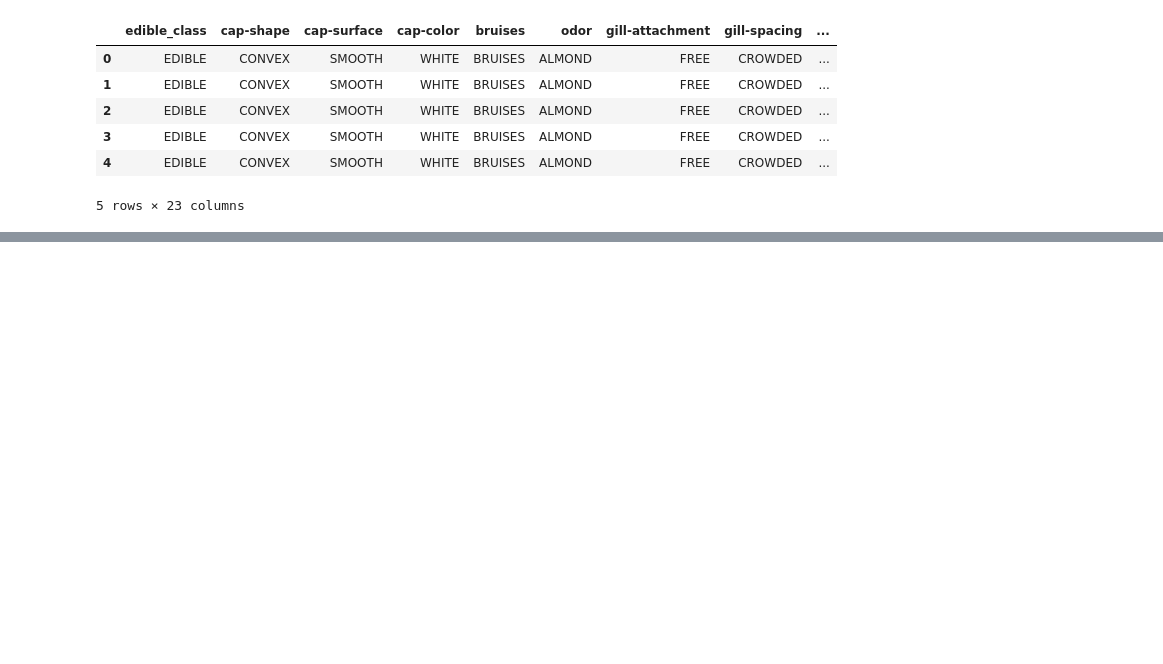
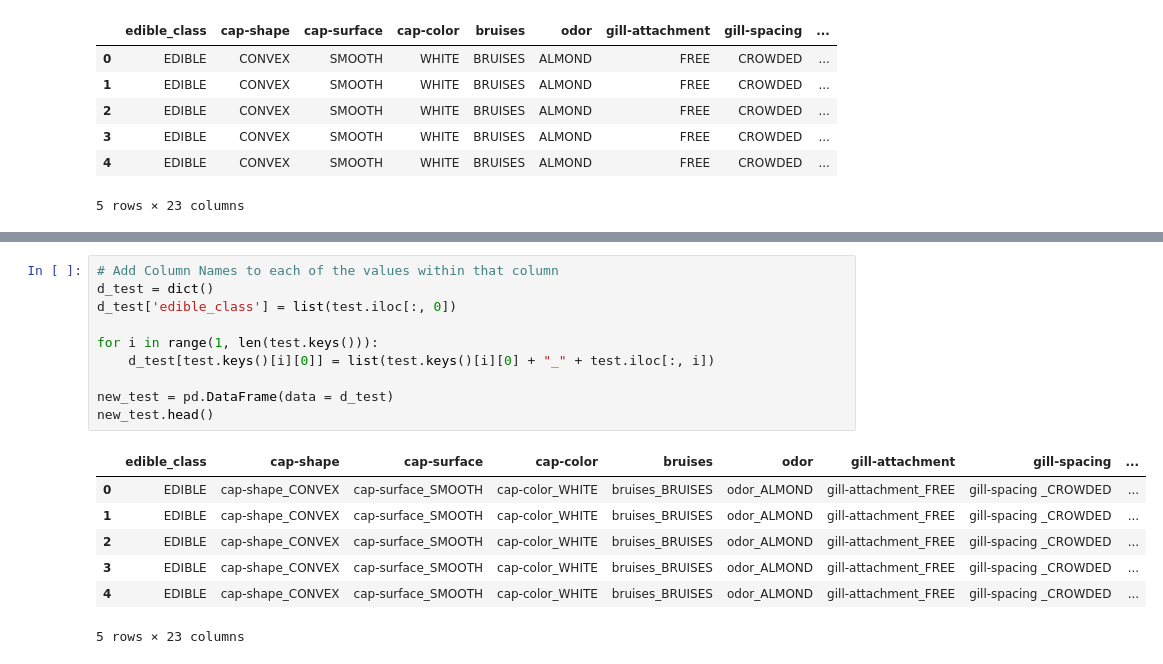
Before and after one commit to congxinxu0116/UVA, a Jupyter notebook: DS 6014/Homework 2 Bayes Optimal Classifier.ipynb, the cells around one changed output, grey strips where cells are left out. Saved outputs shown, nothing was run; the diff lists cells and outputs as text; blank space fills up the shorter version.

```diff
--- a/DS 6014/Homework 2 Bayes Optimal Classifier.ipynb
+++ b/DS 6014/Homework 2 Bayes Optimal Classifier.ipynb
@@ -433,0 +462,18 @@ data_2.head()
+# %%
+# Add Column Names to each of the values within that column
+d_test = dict()
+d_test['edible_class'] = list(test.iloc[:, 0])
+
+for i in range(1, len(test.keys())):
+    d_test[test.keys()[i][0]] = list(test.keys()[i][0] + "_" + test.iloc[:, i])
+
+new_test = pd.DataFrame(data = d_test)
+new_test.head()
+# %% [output]
+|  | edible_class | cap-shape | cap-surface | cap-color | bruises | odor | gill-attachment | gill-spacing | ... |
+| 0 | EDIBLE | cap-shape_CONVEX | cap-surface_SMOOTH | cap-color_WHITE | bruises_BRUISES | odor_ALMOND | gill-attachment_FREE | gill-spacing _CROWDED | ... |
+| 1 | EDIBLE | cap-shape_CONVEX | cap-surface_SMOOTH | cap-color_WHITE | bruises_BRUISES | odor_ALMOND | gill-attachment_FREE | gill-spacing _CROWDED | ... |
+| 2 | EDIBLE | cap-shape_CONVEX | cap-surface_SMOOTH | cap-color_WHITE | bruises_BRUISES | odor_ALMOND | gill-attachment_FREE | gill-spacing _CROWDED | ... |
+| 3 | EDIBLE | cap-shape_CONVEX | cap-surface_SMOOTH | cap-color_WHITE | bruises_BRUISES | odor_ALMOND | gill-attachment_FREE | gill-spacing _CROWDED | ... |
+| 4 | EDIBLE | cap-shape_CONVEX | cap-surface_SMOOTH | cap-color_WHITE | bruises_BRUISES | odor_ALMOND | gill-attachment_FREE | gill-spacing _CROWDED | ... |
+5 rows × 23 columns
```
Also changed, not shown: parts of 12 cells of this notebook, 1 other file.
